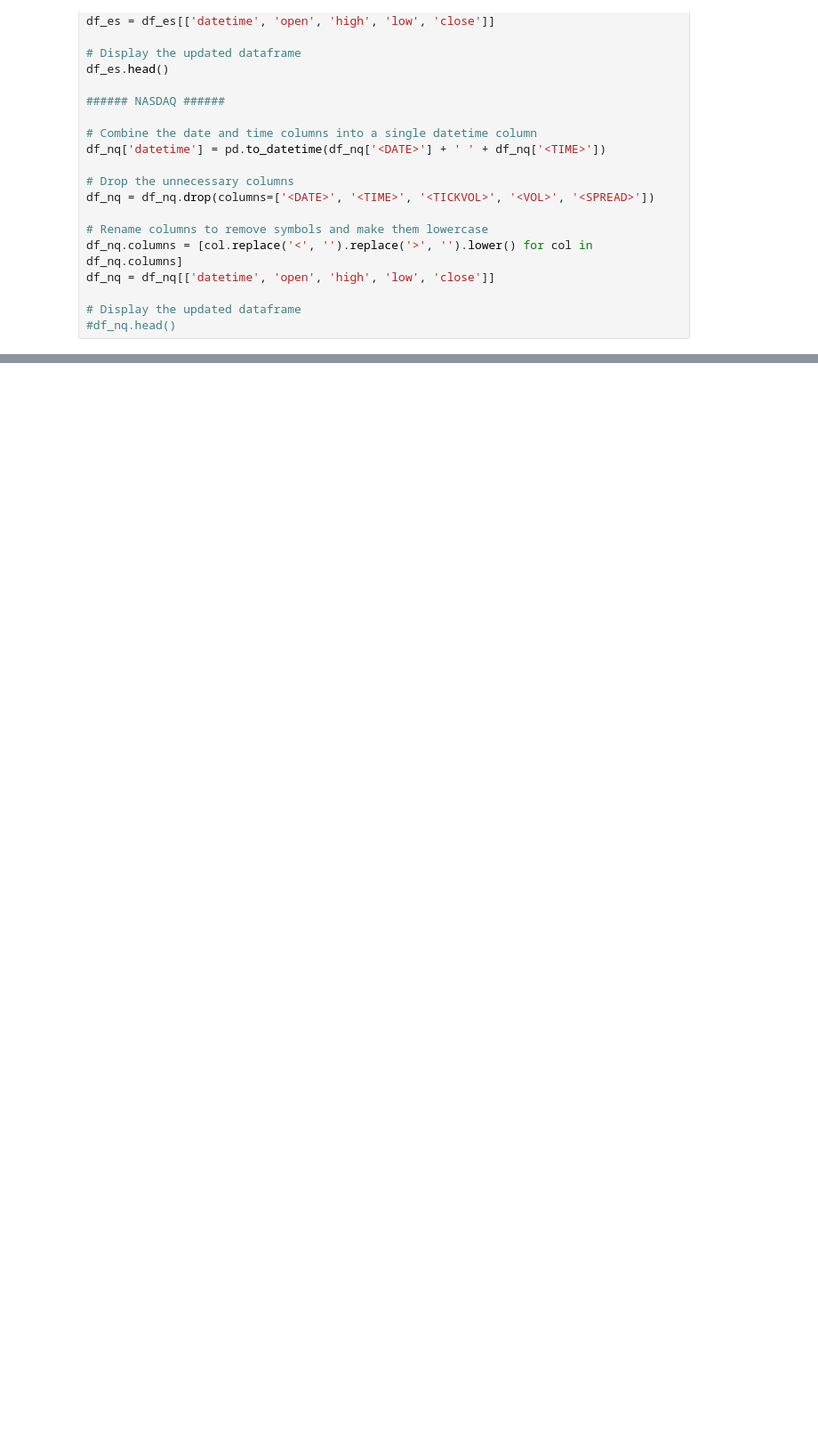
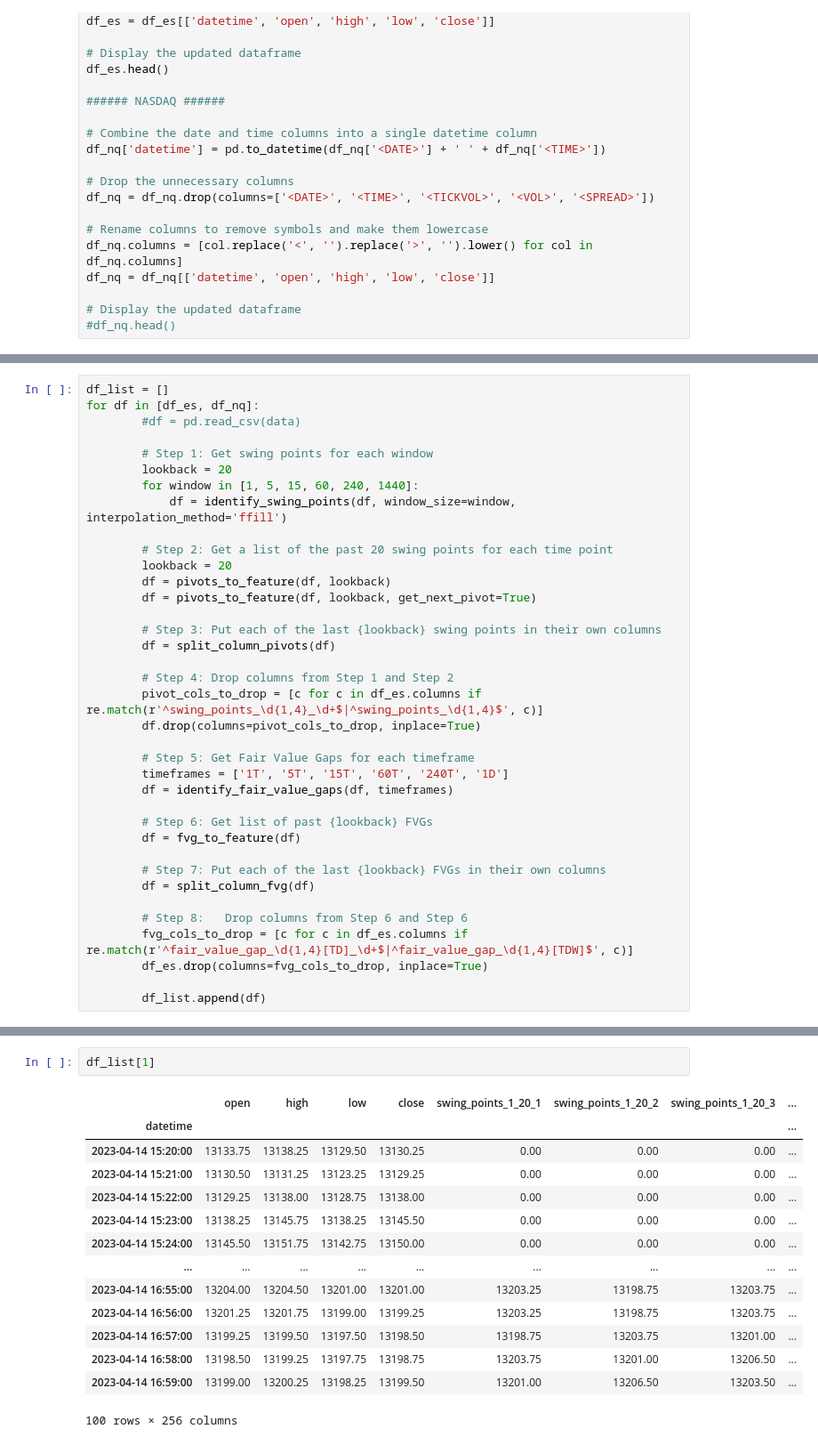
Before and after one commit to kshptl/ML-Futures, a Jupyter notebook: chatgpt cnn-transformer.ipynb, the cells around one changed output, grey strips where cells are left out. Shown: that part at 89% size. Cells and saved outputs as stored; diff of their text form; blank space fills up the shorter version.

```diff
--- a/chatgpt cnn-transformer.ipynb
+++ b/chatgpt cnn-transformer.ipynb
@@ -284,0 +367,37 @@ WARNING:absl:There is a known slowdown when using v2.11+ Keras optimizers on M1/
+# %%
+df_list = []
+for df in [df_es, df_nq]:
+        #df = pd.read_csv(data)
+
+        # Step 1: Get swing points for each window
+        lookback = 20
+        for window in [1, 5, 15, 60, 240, 1440]:
+            df = identify_swing_points(df, window_size=window, interpolation_method='ffill')
+
+        # Step 2: Get a list of the past 20 swing points for each time point
+        lookback = 20
+        df = pivots_to_feature(df, lookback)
+        df = pivots_to_feature(df, lookback, get_next_pivot=True)
+
+        # Step 3: Put each of the last {lookback} swing points in their own columns
+        df = split_column_pivots(df)
+
+        # Step 4: Drop columns from Step 1 and Step 2
+        pivot_cols_to_drop = [c for c in df_es.columns if re.match(r'^swing_points_\d{1,4}_\d+$|^swing_points_\d{1,4}$', c)]
+        df.drop(columns=pivot_cols_to_drop, inplace=True)
+
+        # Step 5: Get Fair Value Gaps for each timeframe
+        timeframes = ['1T', '5T', '15T', '60T', '240T', '1D']
+        df = identify_fair_value_gaps(df, timeframes)
+
+        # Step 6: Get list of past {lookback} FVGs
+        df = fvg_to_feature(df)
+
+        # Step 7: Put each of the last {lookback} FVGs in their own columns
+        df = split_column_fvg(df)
+
+        # Step 8:   Drop columns from Step 6 and Step 6
+        fvg_cols_to_drop = [c for c in df_es.columns if re.match(r'^fair_value_gap_\d{1,4}[TD]_\d+$|^fair_value_gap_\d{1,4}[TDW]$', c)]
+        df_es.drop(columns=fvg_cols_to_drop, inplace=True)
+
+        df_list.append(df)
@@ -284,0 +422,17 @@ WARNING:absl:There is a known slowdown when using v2.11+ Keras optimizers on M1/
+# %%
+df_list[1]
+# %% [output]
+|  | open | high | low | close | swing_points_1_20_1 | swing_points_1_20_2 | swing_points_1_20_3 | ... |
+| datetime |  |  |  |  |  |  |  | ... |
+| 2023-04-14 15:20:00 | 13133.75 | 13138.25 | 13129.50 | 13130.25 | 0.00 | 0.00 | 0.00 | ... |
+| 2023-04-14 15:21:00 | 13130.50 | 13131.25 | 13123.25 | 13129.25 | 0.00 | 0.00 | 0.00 | ... |
+| 2023-04-14 15:22:00 | 13129.25 | 13138.00 | 13128.75 | 13138.00 | 0.00 | 0.00 | 0.00 | ... |
+| 2023-04-14 15:23:00 | 13138.25 | 13145.75 | 13138.25 | 13145.50 | 0.00 | 0.00 | 0.00 | ... |
+| 2023-04-14 15:24:00 | 13145.50 | 13151.75 | 13142.75 | 13150.00 | 0.00 | 0.00 | 0.00 | ... |
+| ... | ... | ... | ... | ... | ... | ... | ... | ... |
+| 2023-04-14 16:55:00 | 13204.00 | 13204.50 | 13201.00 | 13201.00 | 13203.25 | 13198.75 | 13203.75 | ... |
+| 2023-04-14 16:56:00 | 13201.25 | 13201.75 | 13199.00 | 13199.25 | 13203.25 | 13198.75 | 13203.75 | ... |
+| 2023-04-14 16:57:00 | 13199.25 | 13199.50 | 13197.50 | 13198.50 | 13198.75 | 13203.75 | 13201.00 | ... |
+| 2023-04-14 16:58:00 | 13198.50 | 13199.25 | 13197.75 | 13198.75 | 13203.75 | 13201.00 | 13206.50 | ... |
+| 2023-04-14 16:59:00 | 13199.00 | 13200.25 | 13198.25 | 13199.50 | 13201.00 | 13206.50 | 13203.50 | ... |
+100 rows × 256 columns
```
Also changed, not shown: parts of 35 cells of this notebook, 2 other files.
